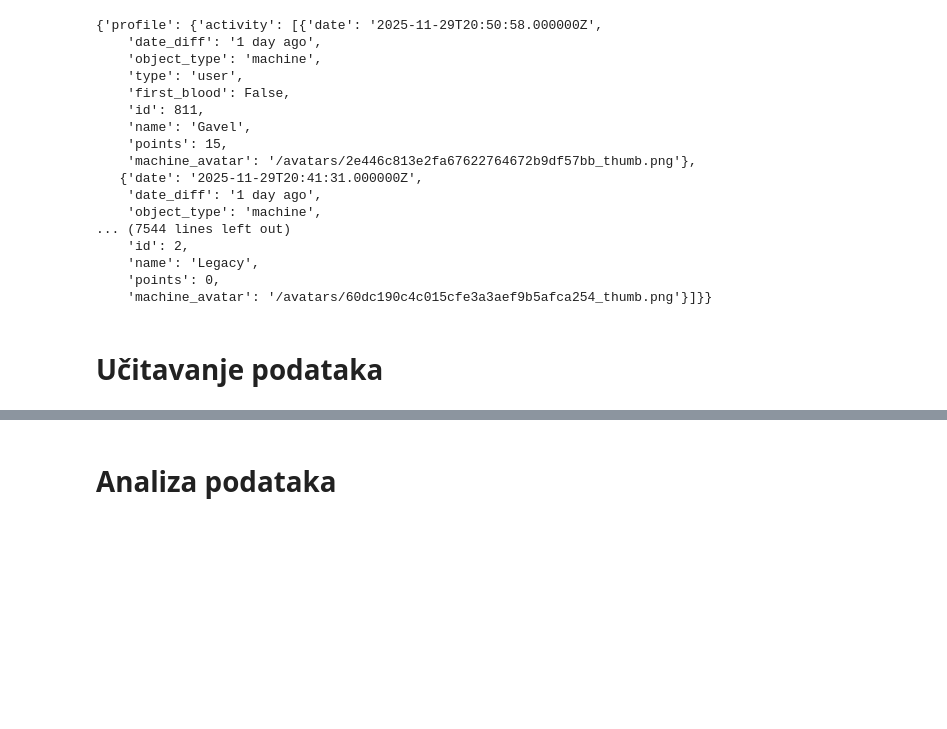
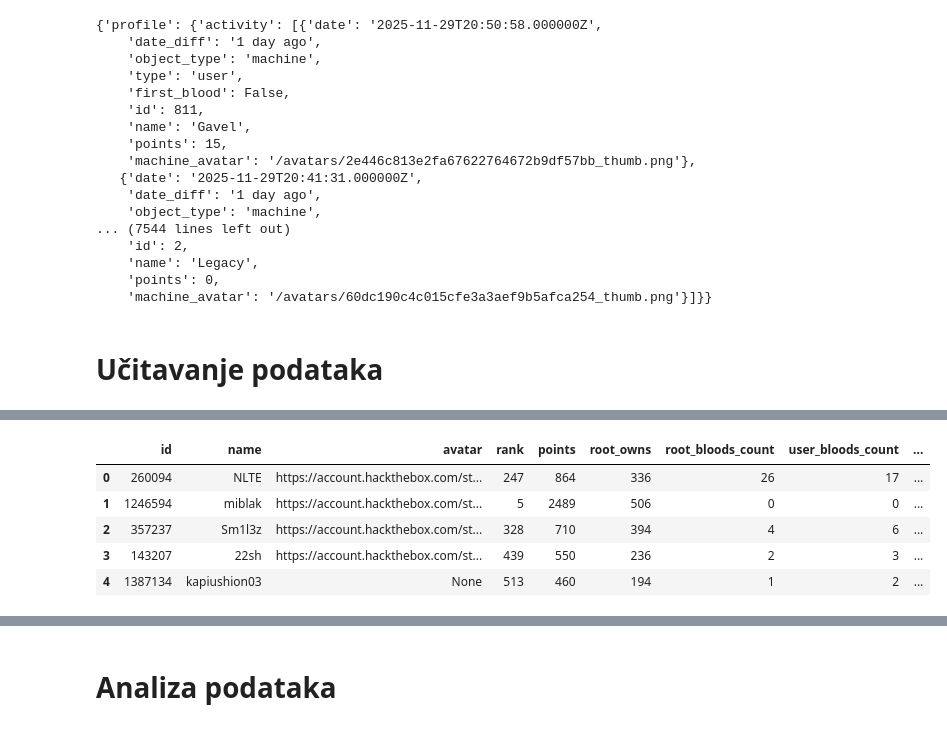
Before and after one commit to dfili/DIPRAD, a Jupyter notebook: HTB/htb_analiza.ipynb, the cells around one changed output, grey strips where cells are left out. Drawn from its saved outputs; the diff is of its cells as text; code cells hidden in the pictures; blank space fills up the shorter version.

```diff
--- a/HTB/htb_analiza.ipynb
+++ b/HTB/htb_analiza.ipynb
@@ -169,0 +183,9 @@ import numpy as np
+# %%
+team_members_df.head()
+# %% [output]
+|  | id | name | avatar | rank | points | root_owns | root_bloods_count | user_bloods_count | ... |
+| 0 | 260094 | NLTE | https://account.hackthebox.com/st... | 247 | 864 | 336 | 26 | 17 | ... |
+| 1 | 1246594 | miblak | https://account.hackthebox.com/st... | 5 | 2489 | 506 | 0 | 0 | ... |
+| 2 | 357237 | Sm1l3z | https://account.hackthebox.com/st... | 328 | 710 | 394 | 4 | 6 | ... |
+| 3 | 143207 | 22sh | https://account.hackthebox.com/st... | 439 | 550 | 236 | 2 | 3 | ... |
+| 4 | 1387134 | kapiushion03 | None | 513 | 460 | 194 | 1 | 2 | ... |
```
Also changed, not shown: parts of 7 cells of this notebook, 8 other files.
